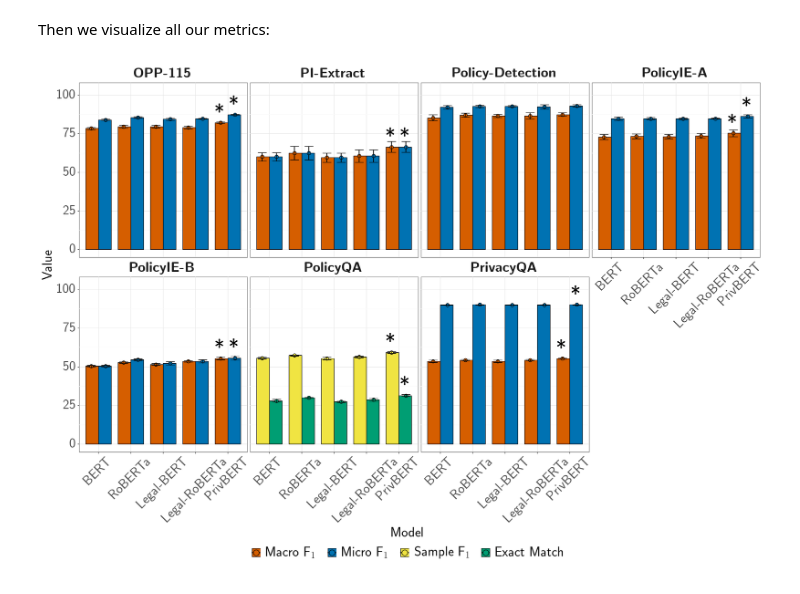
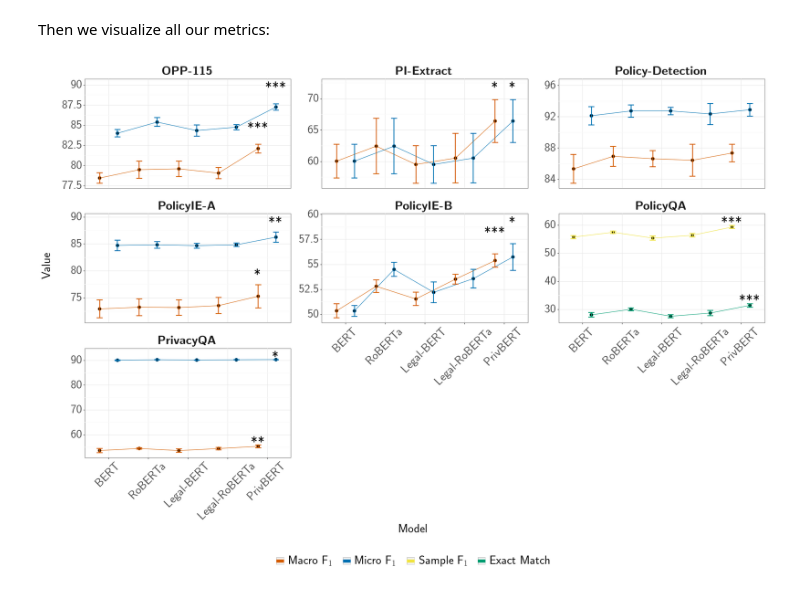
Before and after one commit to infsys-lab/privacy-glue, a Jupyter notebook: notebooks/visualize_results.ipynb, the cells around one changed output. Cells and saved outputs as stored; diff of their text form; code cells hidden in the pictures.

Commit message:
Update results notebook with feedback

```diff
--- a/notebooks/visualize_results.ipynb
+++ b/notebooks/visualize_results.ipynb
@@ -89,15 +93,21 @@ all_results = all_results.assign(model_name = pd.Categorical(all_results["model_
 def test_significance(group):
     group["priv_bert_significance"] = ""
     priv_bert_samples = group.loc[group["model_name"] == "PrivBERT"]["samples"].item()
-    significance_collection = []
+    significance_collection = {0.05: [], 0.01: [], 0.001: []}
     for index, row in group.iterrows():
         if row["model_name"] != "PrivBERT":
             other_model_samples = row["samples"]
             test = scipy.stats.mannwhitneyu(priv_bert_samples, other_model_samples,
                                             alternative="greater")
-            significance_collection.append(test.pvalue <= 0.05 and test.statistic >= 0)
+            significance_collection[0.05].append(test.pvalue <= 0.05 and test.statistic >= 0)
+            significance_collection[0.01].append(test.pvalue <= 0.01 and test.statistic >= 0)
+            significance_collection[0.001].append(test.pvalue <= 0.001 and test.statistic >= 0)
 
-    if all(significance_collection):
+    if all(significance_collection[0.001]) and significance_collection[0.001]:
+        group.loc[group["model_name"] == "PrivBERT", "priv_bert_significance"] = "***"
+    elif all(significance_collection[0.01]) and significance_collection[0.01]:
+        group.loc[group["model_name"] == "PrivBERT", "priv_bert_significance"] = "**"
+    elif all(significance_collection[0.05]) and significance_collection[0.05]:
         group.loc[group["model_name"] == "PrivBERT", "priv_bert_significance"] = "*"
 
     return group
@@ -125,22 +135,26 @@ Then we visualize all our metrics:
 # %%
 # plot ggplot object
 (
-    ggplot(all_results, aes(x="model_name", y="mean", fill="metric"))
-    + geom_col(stat="identity", position="dodge", color="black", width=0.8)
+    ggplot(all_results, aes(x="model_name", y="mean", group="metric", color="metric"))
+    + geom_line(position=position_dodge(width=0.9))
     + geom_pointrange(mapping=aes(ymin="mean + std", ymax="mean - std"),
-                      position=position_dodge(width=0.9), size=0.75)
+                      position=position_dodge(width=0.9), size=0.8, fill="black",
+                      show_legend=False)
     + geom_errorbar(mapping=aes(ymin="mean + std", ymax="mean - std"),
-                    position=position_dodge(width=0.9), width=0.55)
-    + geom_text(mapping=aes(label="priv_bert_significance", y = "mean + 10"),
-                position=position_dodge(width=0.9), size=40)
-    + facet_wrap("task", ncol=4)
+                    position=position_dodge(width=0.9), width=0.3, size=1)
+    + geom_text(mapping=aes(label="priv_bert_significance", y = "mean + std + 2.5"),
+                position=position_dodge(width=0.9), size=30, color="black")
+    + facet_wrap("task", ncol=3, scales="free_y")
     + theme_bw()
-    + theme(axis_text_x=element_text(angle = 45), figure_size=(22, 12),
+    + theme(axis_text_x=element_text(angle = 45),
+            axis_title_y=element_text(margin={"r": 20}),
+            figure_size=(25, 14), panel_spacing_y=0.3,
             text=element_text(size=25), legend_text=element_text(margin={"l": 10}),
             legend_position=(0.5, -0.1), legend_direction="horizontal", legend_title=element_blank(),
-            legend_entry_spacing=20, strip_background=element_blank())
-    + scale_fill_manual(values=list(reversed(["#009e73", "#f0e442", "#0072b2", "#d55e00"])))
-    + labs(x="Model", y="Value", fill="\\textbf{Metric}")
+            legend_entry_spacing=20, strip_background=element_blank(), subplots_adjust={"wspace": 0.15})
+    + scale_color_manual(values=list(reversed(["#009e73", "#f0e442", "#0072b2", "#d55e00"])))
+    + labs(x="Model", y="Value")
+    + guides(color=guide_legend(override_aes={"size": 3}))
 ).draw();
 # %% [output]
-[figure, old version]
+[figure, new version]
```
Also changed, not shown: parts of 2 cells of this notebook.
